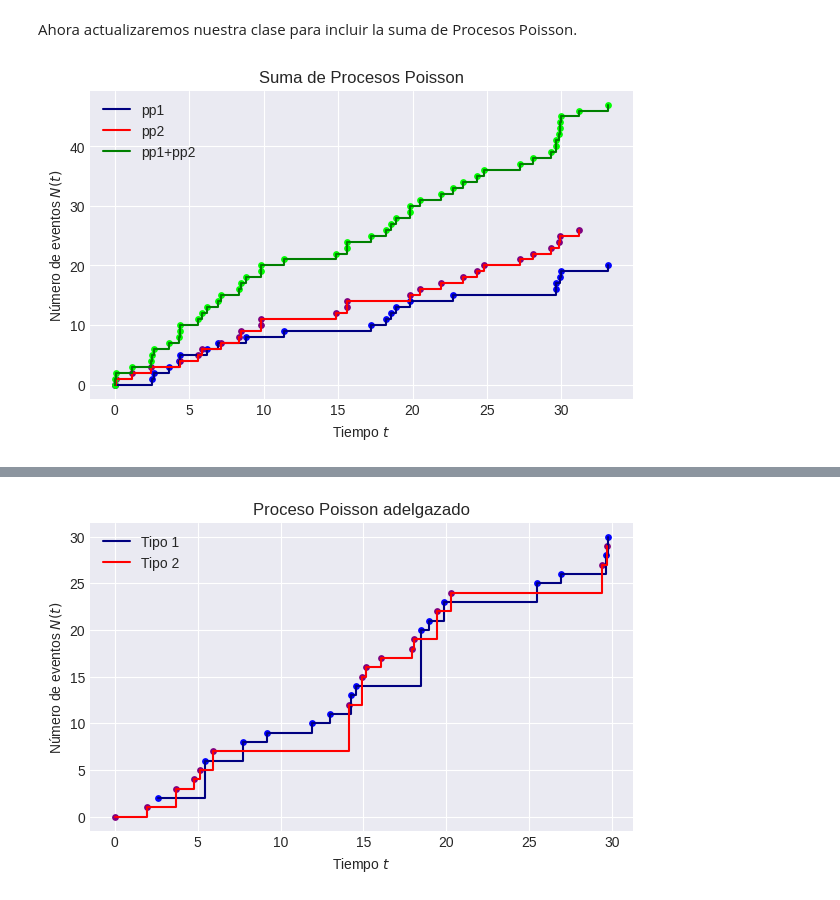
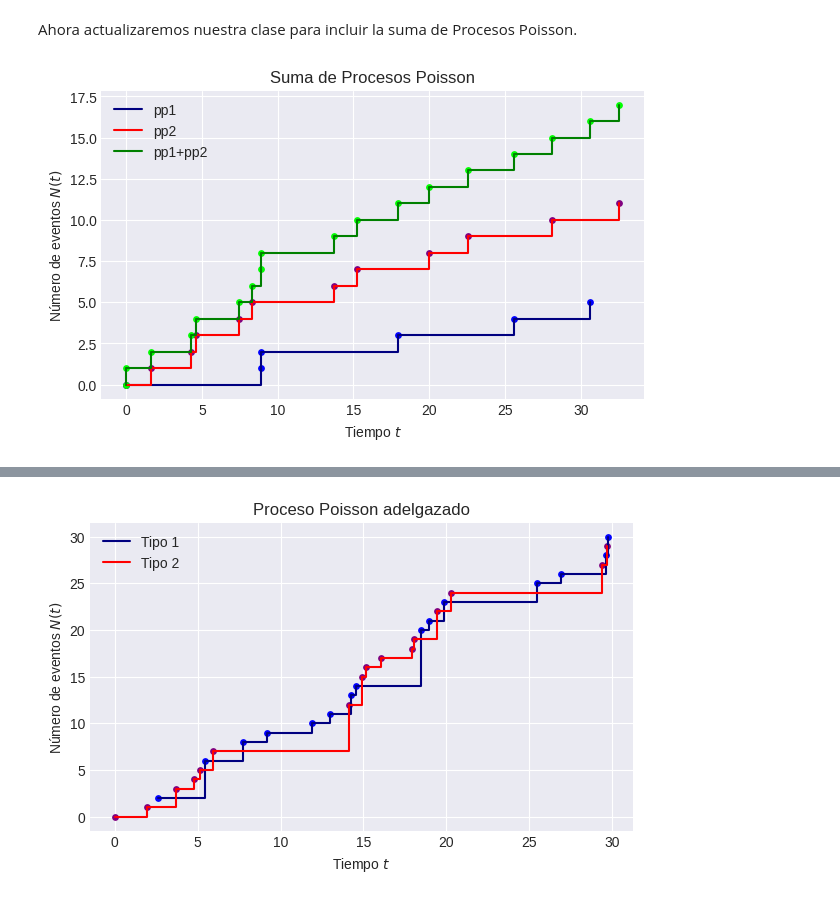
Before and after one commit to eliasegn/ProcesosI, a Jupyter notebook: PP2_SumayAdelgazamientodeProcesosPoisson.ipynb, the cells around one changed output, grey strips where cells are left out. Cells and saved outputs as stored; diff of their text form; code cells hidden in the pictures.

```diff
--- a/PP2_SumayAdelgazamientodeProcesosPoisson.ipynb
+++ b/PP2_SumayAdelgazamientodeProcesosPoisson.ipynb
@@ -43,8 +47,8 @@ class ProcesoPoisson:
     plt.grid()
 # %%
 # Generamos los dos procesos base
-pp1 = ProcesoPoisson(0.7)
-pp2 = ProcesoPoisson(0.7)
+pp1 = ProcesoPoisson(0.2)
+pp2 = ProcesoPoisson(0.5)
 
 # Generamos las trayectorias
 pp1_datos = pp1.simular(10)
@@ -114,10 +116,12 @@ class ProcesoPoisson:
 
   # Produce un proceso Poisson que será suma de dos procesos
   # T será el tiempo del proceso suma, cada uno será aproximadamente hasta T/2
-  def sumapp(self, T):
+  def sumandos(self, T, lamb1, lamb2):
+    if lamb1 + lamb2 != self.lamb:
+      raise Exception('Las tasas no coinciden')
     # Generamos nuestros procesos
-    self.pp1 = ProcesoPoisson(self.lamb)
-    self.pp2 = ProcesoPoisson(self.lamb)
+    self.pp1 = ProcesoPoisson(lamb1)
+    self.pp2 = ProcesoPoisson(lamb2)
     # Simulamos las trayectorias
     pp1_datos = self.pp1.simular(T//2)
     pp2_datos = self.pp2.simular(T//2)
@@ -144,9 +148,36 @@ class ProcesoPoisson:
     plt.legend()
     plt.grid()
     plt.show()
+
+# Esta función está fuera de la clase, es para sumar dos PP dadas sus tasas.
+def sumar_procesos(T, lamb1, lamb2, graficar = True):
+  pp1 = ProcesoPoisson(lamb1)
+  pp2 = ProcesoPoisson(lamb2)
+  # Generamos las trayectorias
+  pp1_datos = pp1.simular(T)
+  pp2_datos = pp2.simular(T)
+  # Hacemos el proceso suma
+  sum = list(pp1_datos['T_n']) + list(pp2_datos['T_n'][1:])
+  pp_suma = pd.DataFrame({'n':range(0,len(sum)), 'T_n':sorted(sum)})
+  if graficar:
+    plt.figure(figsize=(7,4))
+    plt.step(pp1_datos['T_n'], pp1_datos['n'], where='post', color='navy', label = 'pp1')
+    plt.scatter(pp1_datos['T_n'], pp1_datos['n'], color='blue', zorder=1, s=15)
+    plt.step(pp2_datos['T_n'], pp2_datos['n'], where='post', color='red', label = 'pp2')
+    plt.scatter(pp2_datos['T_n'], pp2_datos['n'], color='purple', zorder=1, s=15)
+    plt.step(pp_suma['T_n'], pp_suma['n'], where='post', color='green', label = 'pp1+pp2')
+    plt.scatter(pp_suma['T_n'], pp_suma['n'], color='lime', zorder=1, s=15)
+    plt.title('Suma de Procesos Poisson')
+    plt.xlabel('Tiempo $t$')
+    plt.ylabel('Número de eventos $N(t)$')
+    plt.legend()
+    plt.grid()
+    plt.show()
+  # Devolvemos el dataframe de la suma
+  return pp_suma
 # %%
 pp3 = ProcesoPoisson(0.7)
-pp3.sumapp(60)
+pp3.sumandos(60, 0.2, 0.5)
 pp3.plot_suma()
 # %% [output]
-[figure, old version]
+[figure, new version]
```
Also changed, not shown: parts of 6 cells of this notebook.
